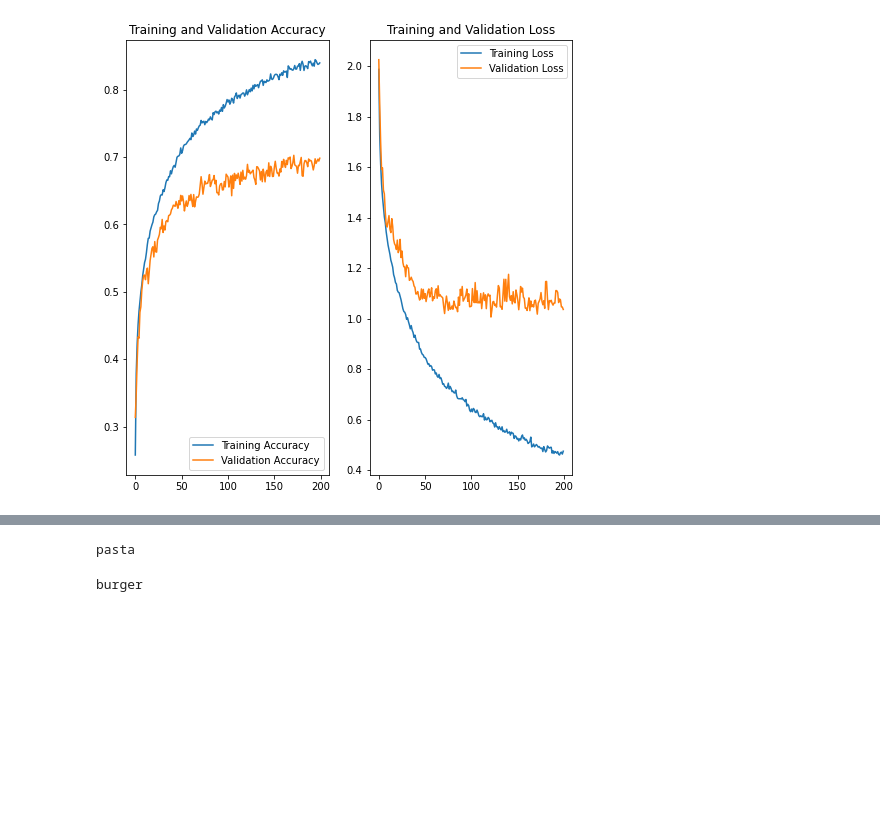
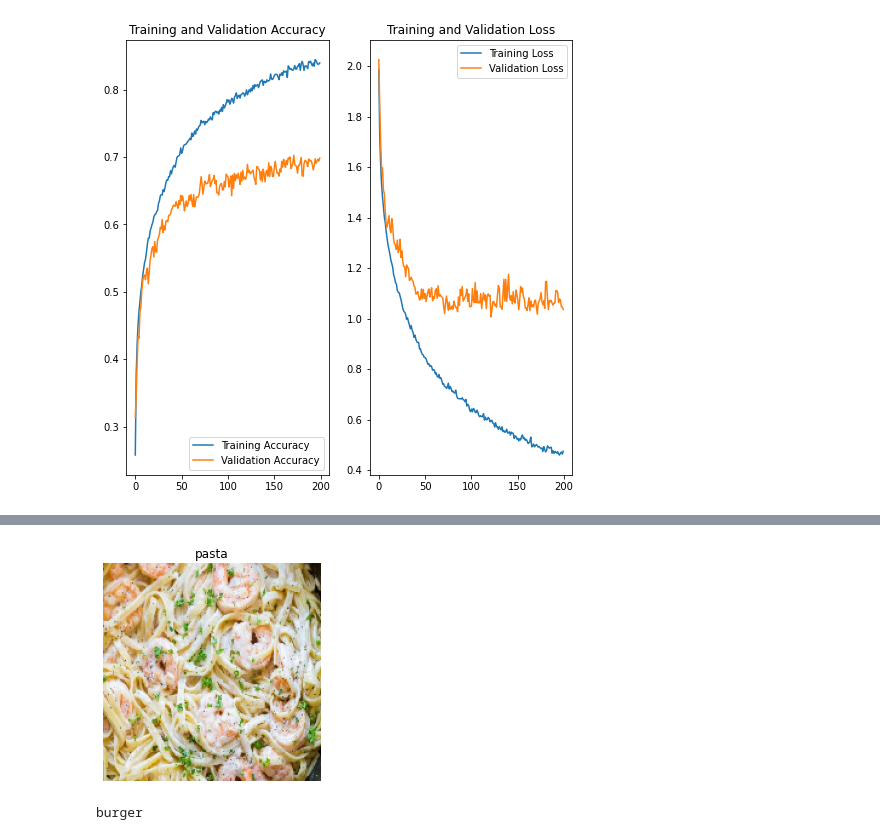
Before and after one commit to Eliotdoesprogramming/dell-2-capstone, a Jupyter notebook: src/main/model2_building.ipynb, the cells around one changed output, grey strips where cells are left out. Cells and saved outputs as stored; diff of their text form; code cells hidden in the pictures; blank space fills up the shorter version.

```diff
--- a/src/main/model2_building.ipynb
+++ b/src/main/model2_building.ipynb
@@ -713,9 +711,12 @@ soda
 # %%
 img = tf.keras.preprocessing.image.load_img('../../assets/model_testing/sample_pasta.jpg', target_size=(180, 180))
 img = np.asarray(img).reshape(-1, 180, 180, 3)
-print(classes[model_without_aug.predict_classes(img)[0]])
+
+plt.title(classes[model_with_aug.predict_classes(img)[0]])
+plt.imshow(img[0]);
+plt.axis('off');
 # %% [output]
-pasta
+[figure, added]
 # %%
 img = tf.keras.preprocessing.image.load_img('../../assets/model_testing/sample_burger.jpg', target_size=(180, 180))
 img = np.asarray(img).reshape(-1, 180, 180, 3)
```
Also changed, not shown: parts of 9 cells of this notebook, 1 other file.
